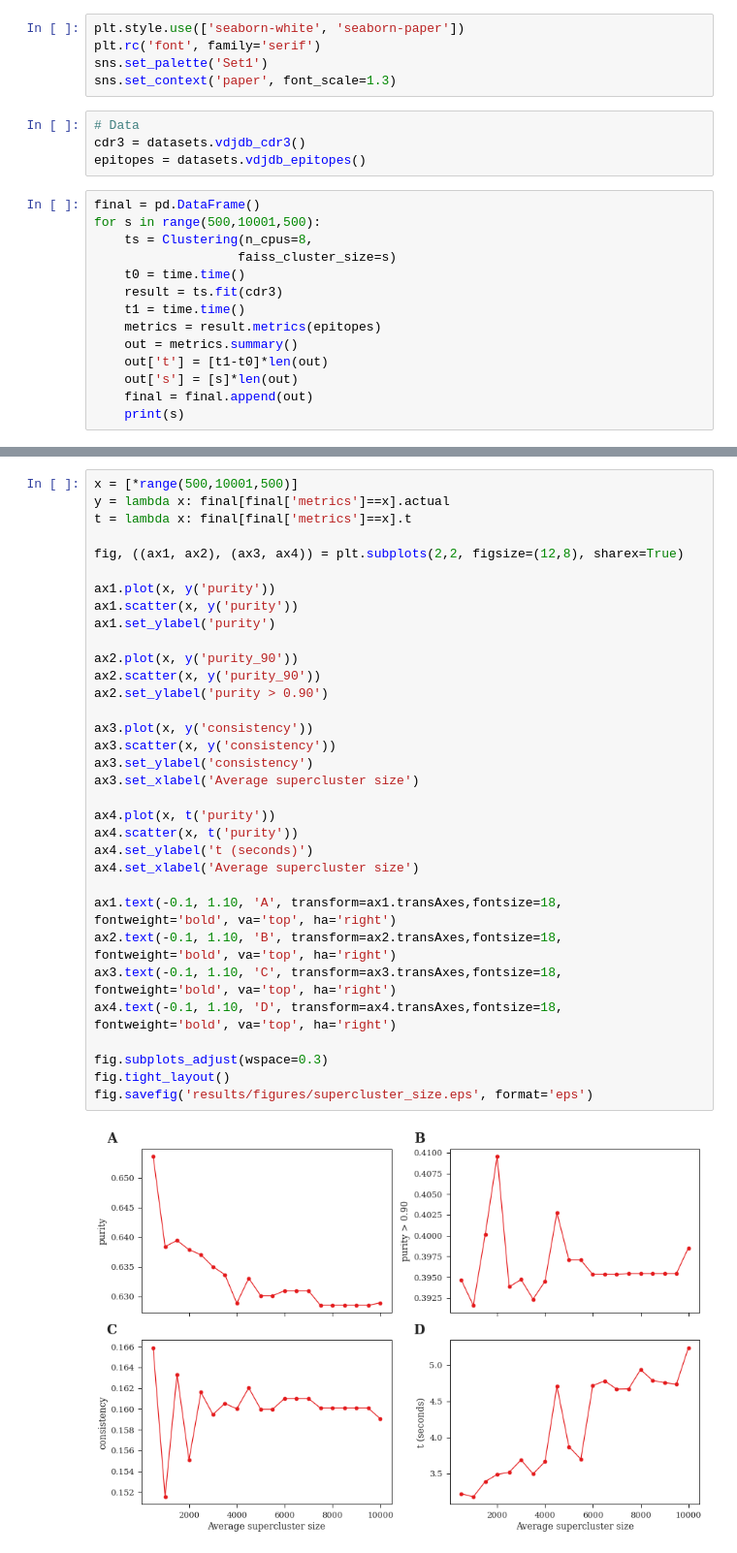
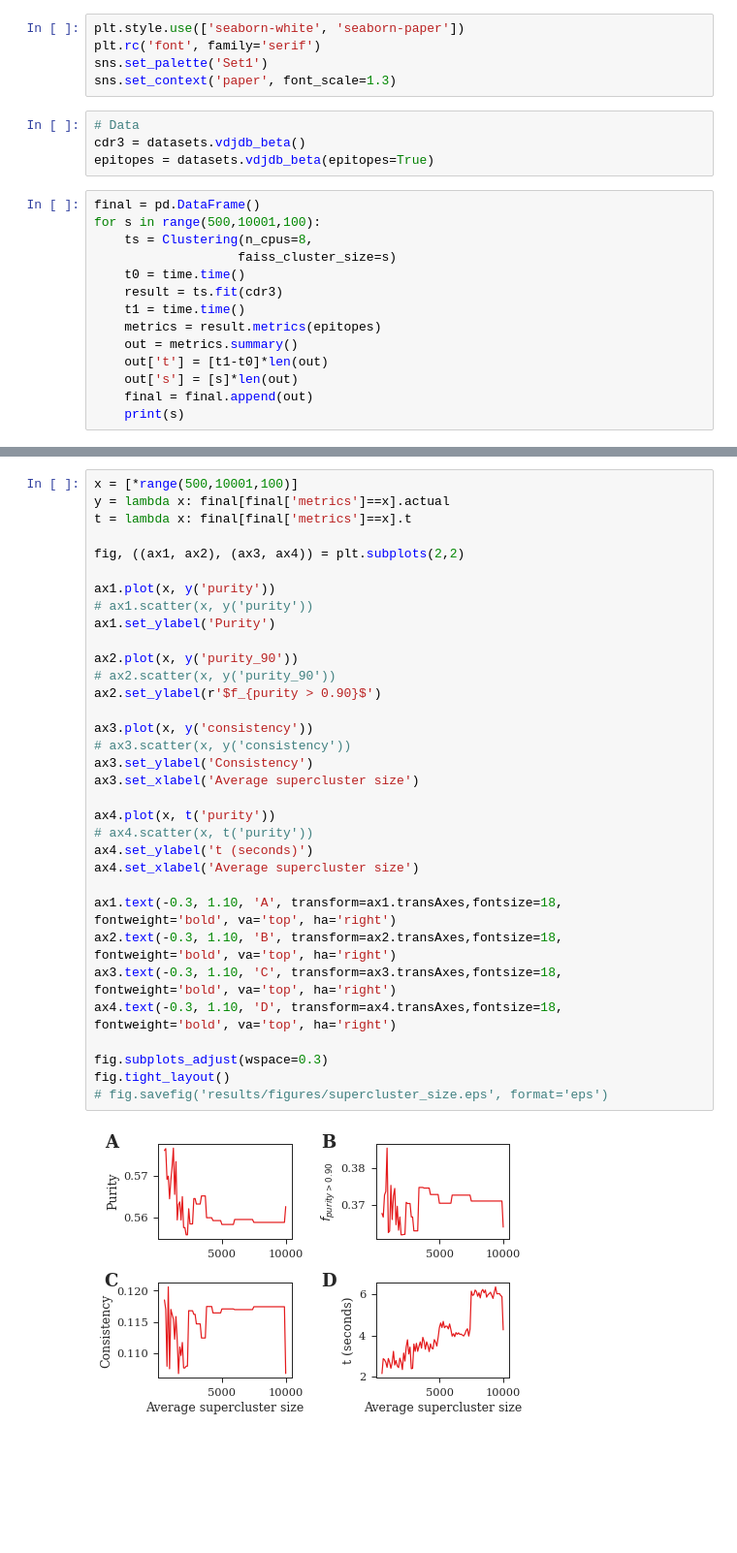
Before and after one commit to svalkiers/clusTCR, a Jupyter notebook: analysis/supercluster_size.ipynb, the cells around one changed output, grey strips where cells are left out. Shown: that part at 97% size. Drawn from its saved outputs; the diff is of its cells as text; blank space fills up the shorter version.

```diff
--- a/analysis/supercluster_size.ipynb
+++ b/analysis/supercluster_size.ipynb
@@ -21,11 +21,11 @@ sns.set_palette('Set1')
 sns.set_context('paper', font_scale=1.3)
 # %%
 # Data
-cdr3 = datasets.vdjdb_cdr3()
-epitopes = datasets.vdjdb_epitopes()
+cdr3 = datasets.vdjdb_beta()
+epitopes = datasets.vdjdb_beta(epitopes=True)
 # %%
 final = pd.DataFrame()
-for s in range(500,10001,500):
+for s in range(500,10001,100):
     ts = Clustering(n_cpus=8,
                    faiss_cluster_size=s)
     t0 = time.time()
@@ -72,35 +74,35 @@ See the caveats in the documentation: https://pandas.pydata.org/pandas-docs/stab
 # %%
-x = [*range(500,10001,500)]
+x = [*range(500,10001,100)]
 y = lambda x: final[final['metrics']==x].actual
 t = lambda x: final[final['metrics']==x].t
 
-fig, ((ax1, ax2), (ax3, ax4)) = plt.subplots(2,2, figsize=(12,8), sharex=True)
+fig, ((ax1, ax2), (ax3, ax4)) = plt.subplots(2,2)
 
 ax1.plot(x, y('purity'))
-ax1.scatter(x, y('purity'))
-ax1.set_ylabel('purity')
+# ax1.scatter(x, y('purity'))
+ax1.set_ylabel('Purity')
 
 ax2.plot(x, y('purity_90'))
-ax2.scatter(x, y('purity_90'))
-ax2.set_ylabel('purity > 0.90')
+# ax2.scatter(x, y('purity_90'))
+ax2.set_ylabel(r'$f_{purity > 0.90}$')
 
 ax3.plot(x, y('consistency'))
-ax3.scatter(x, y('consistency'))
-ax3.set_ylabel('consistency')
+# ax3.scatter(x, y('consistency'))
+ax3.set_ylabel('Consistency')
 ax3.set_xlabel('Average supercluster size')
 
 ax4.plot(x, t('purity'))
-ax4.scatter(x, t('purity'))
+# ax4.scatter(x, t('purity'))
 ax4.set_ylabel('t (seconds)')
 ax4.set_xlabel('Average supercluster size')
 
-ax1.text(-0.1, 1.10, 'A', transform=ax1.transAxes,fontsize=18, fontweight='bold', va='top', ha='right')
-ax2.text(-0.1, 1.10, 'B', transform=ax2.transAxes,fontsize=18, fontweight='bold', va='top', ha='right')
-ax3.text(-0.1, 1.10, 'C', transform=ax3.transAxes,fontsize=18, fontweight='bold', va='top', ha='right')
-ax4.text(-0.1, 1.10, 'D', transform=ax4.transAxes,fontsize=18, fontweight='bold', va='top', ha='right')
+ax1.text(-0.3, 1.10, 'A', transform=ax1.transAxes,fontsize=18, fontweight='bold', va='top', ha='right')
+ax2.text(-0.3, 1.10, 'B', transform=ax2.transAxes,fontsize=18, fontweight='bold', va='top', ha='right')
+ax3.text(-0.3, 1.10, 'C', transform=ax3.transAxes,fontsize=18, fontweight='bold', va='top', ha='right')
+ax4.text(-0.3, 1.10, 'D', transform=ax4.transAxes,fontsize=18, fontweight='bold', va='top', ha='right')
 
 fig.subplots_adjust(wspace=0.3)
 fig.tight_layout()
-fig.savefig('results/figures/supercluster_size.eps', format='eps')
+# fig.savefig('results/figures/supercluster_size.eps', format='eps')
 # %% [output]
-[figure, old version]
+[figure, new version]
```
Also changed, not shown: parts of 2 cells of this notebook, 1 other file.
